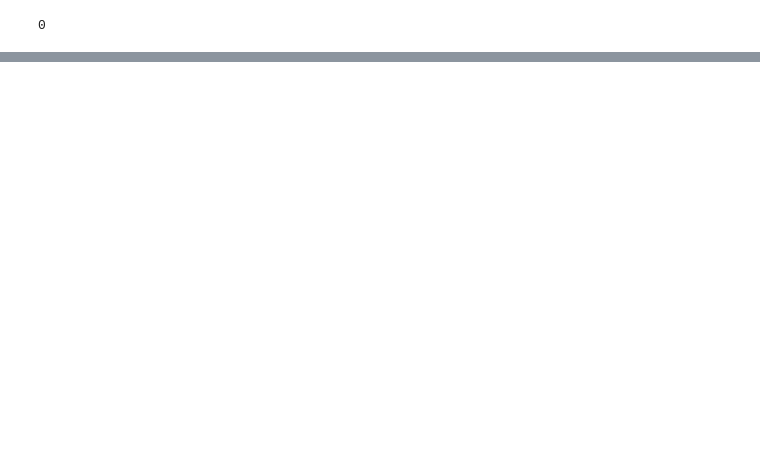
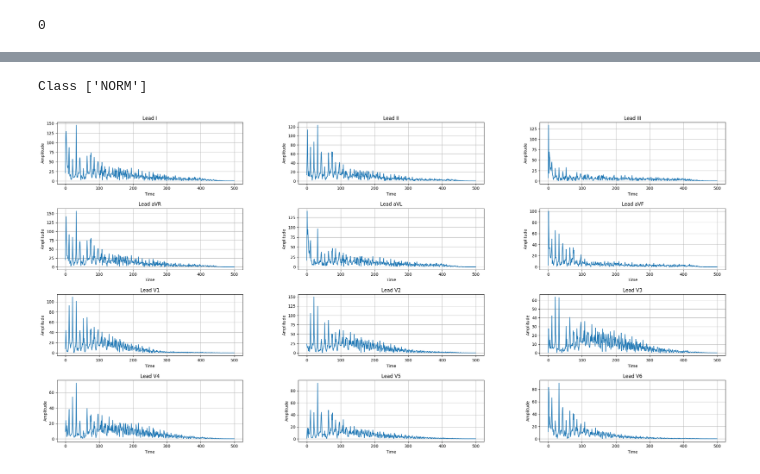
Before and after one commit to AlexTran1703/ecg-ptb-xl, a Jupyter notebook: source/ptb_xl_examine_draft.ipynb, the cells around one changed output, grey strips where cells are left out. Saved outputs shown, nothing was run; the diff lists cells and outputs as text; code cells hidden in the pictures; blank space fills up the shorter version.

```diff
--- a/source/ptb_xl_examine_draft.ipynb
+++ b/source/ptb_xl_examine_draft.ipynb
@@ -438,0 +203,19 @@ Epoch 10/10 - Train Loss: 0.3750, Val Loss: 0.5091
+# %%
+def fft_transform(data):
+
+    # Apply FFT along the time axis (axis=1), keep only positive frequencies
+    fft_data = np.fft.fft(data, axis=1)[:, :data.shape[1] // 2, :]
+
+    # Get positive frequency bins
+    frequencies = np.fft.fftfreq(data.shape[1], d=1/1000)[:data.shape[1] // 2]
+
+    # Magnitude of FFT
+    magnitude = np.abs(fft_data)
+    return frequencies, magnitude
+# %%
+frequencies, magnitude = fft_transform(X_train[0:1, :, :])
+# %%
+plot_ecg_12_leads(magnitude.squeeze())
+# %% [output]
+Class ['NORM']
+[figure, added]
```
Also changed, not shown: parts of 13 cells of this notebook, 7 other files.
